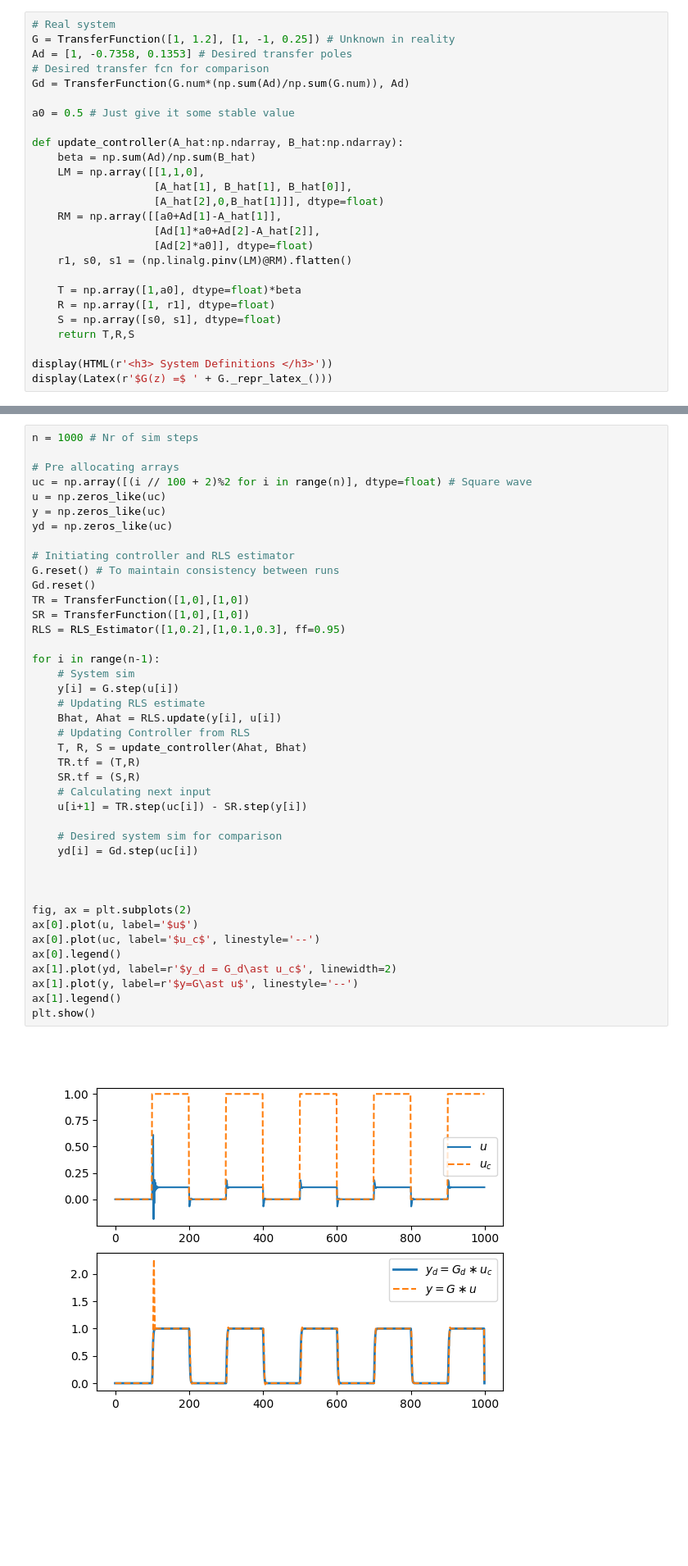
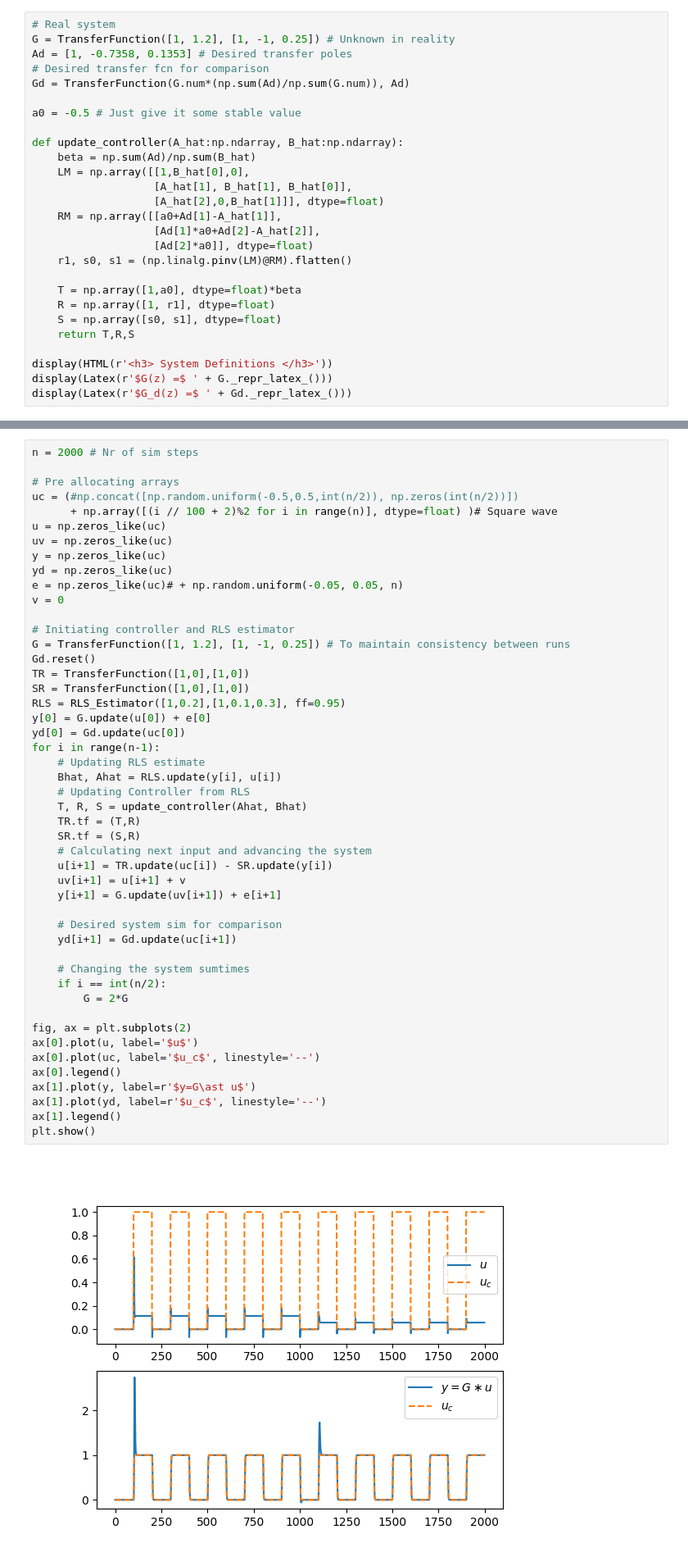
Before and after one commit to villekjellqvist/Data-Driven-Control, a Jupyter notebook: Self-Tuning.ipynb, the cells around one changed output, grey strips where cells are left out. Shown at 82% size. Saved outputs shown, nothing was run; the diff lists cells and outputs as text; blank space fills up the shorter version.

```diff
--- a/Self-Tuning.ipynb
+++ b/Self-Tuning.ipynb
@@ -49,11 +49,11 @@ Ad = [1, -0.7358, 0.1353] # Desired transfer poles
 # Desired transfer fcn for comparison
 Gd = TransferFunction(G.num*(np.sum(Ad)/np.sum(G.num)), Ad)
 
-a0 = 0.5 # Just give it some stable value
+a0 = -0.5 # Just give it some stable value
 
 def update_controller(A_hat:np.ndarray, B_hat:np.ndarray):
     beta = np.sum(Ad)/np.sum(B_hat)
-    LM = np.array([[1,1,0],
+    LM = np.array([[1,B_hat[0],0],
                    [A_hat[1], B_hat[1], B_hat[0]],
                    [A_hat[2],0,B_hat[1]]], dtype=float)
     RM = np.array([[a0+Ad[1]-A_hat[1]],
@@ -68,6 +68,7 @@ def update_controller(A_hat:np.ndarray, B_hat:np.ndarray):
 
 display(HTML(r'<h3> System Definitions </h3>'))
 display(Latex(r'$G(z) =$ ' + G._repr_latex_()))
+display(Latex(r'$G_d(z) =$ ' + Gd._repr_latex_()))
 # %% [output]
 System Definitions
 $G(z) =$ $\frac{ 1.000z + 1.200 }{ 1.000z^2 + -1.000z + 0.250 }$
@@ -74,43 +76,50 @@ $G(z) =$ $\frac{ 1.000z + 1.200 }{ 1.000z^2 + -1.000z + 0.250 }$
 # %%
-n = 1000 # Nr of sim steps
+n = 2000 # Nr of sim steps
 
 # Pre allocating arrays
-uc = np.array([(i // 100 + 2)%2 for i in range(n)], dtype=float) # Square wave
+uc = (#np.concat([np.random.uniform(-0.5,0.5,int(n/2)), np.zeros(int(n/2))])
+      + np.array([(i // 100 + 2)%2 for i in range(n)], dtype=float) )# Square wave
 u = np.zeros_like(uc)
+uv = np.zeros_like(uc)
 y = np.zeros_like(uc)
 yd = np.zeros_like(uc)
+e = np.zeros_like(uc)# + np.random.uniform(-0.05, 0.05, n)
+v = 0
 
 # Initiating controller and RLS estimator
-G.reset() # To maintain consistency between runs
+G = TransferFunction([1, 1.2], [1, -1, 0.25]) # To maintain consistency between runs
 Gd.reset()
 TR = TransferFunction([1,0],[1,0])
 SR = TransferFunction([1,0],[1,0])
 RLS = RLS_Estimator([1,0.2],[1,0.1,0.3], ff=0.95)
-
+y[0] = G.update(u[0]) + e[0]
+yd[0] = Gd.update(uc[0])
 for i in range(n-1):
-    # System sim
-    y[i] = G.step(u[i])
     # Updating RLS estimate
     Bhat, Ahat = RLS.update(y[i], u[i])
     # Updating Controller from RLS
     T, R, S = update_controller(Ahat, Bhat)
     TR.tf = (T,R)
     SR.tf = (S,R)
-    # Calculating next input
-    u[i+1] = TR.step(uc[i]) - SR.step(y[i])
+    # Calculating next input and advancing the system
+    u[i+1] = TR.update(uc[i]) - SR.update(y[i])
+    uv[i+1] = u[i+1] + v
+    y[i+1] = G.update(uv[i+1]) + e[i+1]
 
     # Desired system sim for comparison
-    yd[i] = Gd.step(uc[i])
+    yd[i+1] = Gd.update(uc[i+1])
 
-
+    # Changing the system sumtimes
+    if i == int(n/2):
+        G = 2*G
 
 fig, ax = plt.subplots(2)
 ax[0].plot(u, label='$u$')
 ax[0].plot(uc, label='$u_c$', linestyle='--')
 ax[0].legend()
-ax[1].plot(yd, label=r'$y_d = G_d\ast u_c$', linewidth=2)
-ax[1].plot(y, label=r'$y=G\ast u$', linestyle='--')
+ax[1].plot(y, label=r'$y=G\ast u$')
+ax[1].plot(yd, label=r'$u_c$', linestyle='--')
 ax[1].legend()
 plt.show()
 # %% [output]
-[figure, old version]
+[figure, new version]
```
Also changed, not shown: parts of 2 cells of this notebook, 3 other files.
